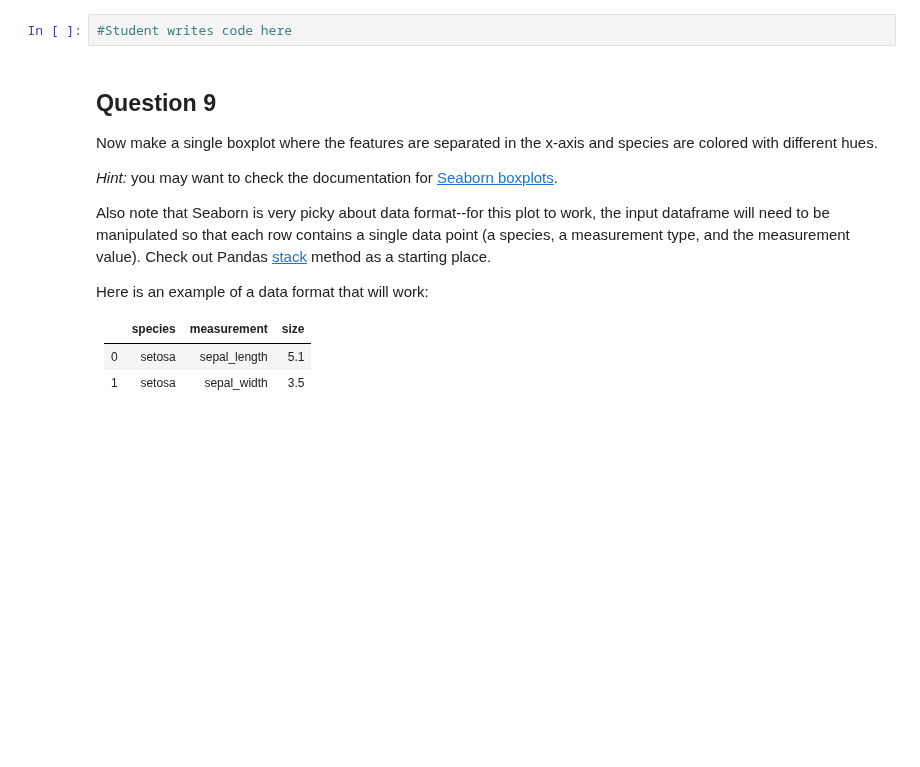
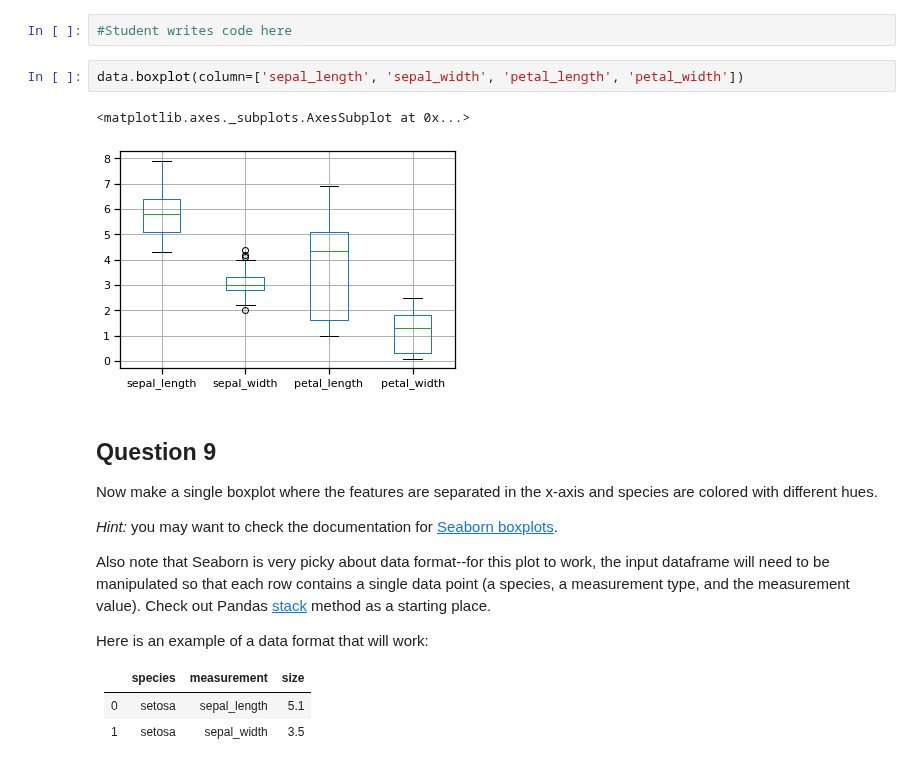
Before and after one commit to MosheMann5750/ML, a Jupyter notebook: Week1_Introduction_to_Machine_Learning_and_Toolkit_HW.ipynb, the cells around one changed output. Cells and saved outputs as stored; diff of their text form; blank space fills up the shorter version.

```diff
--- a/Week1_Introduction_to_Machine_Learning_and_Toolkit_HW.ipynb
+++ b/Week1_Introduction_to_Machine_Learning_and_Toolkit_HW.ipynb
@@ -258,6 +262,11 @@ for ax in axList.flatten():
 Using Pandas, make a boxplot of each petal and sepal measurement. Here is the documentation for [Pandas boxplot method](http://pandas.pydata.org/pandas-docs/version/0.18.1/visualization.html#visualization-box).
 # %%
 #Student writes code here
+# %%
+data.boxplot(column=['sepal_length', 'sepal_width', 'petal_length', 'petal_width'])
+# %% [output]
+<matplotlib.axes._subplots.AxesSubplot at 0x...>
+[figure, added]
 # %% [markdown]
 ## Question 9
 
```
Also changed, not shown: parts of 7 cells of this notebook.
